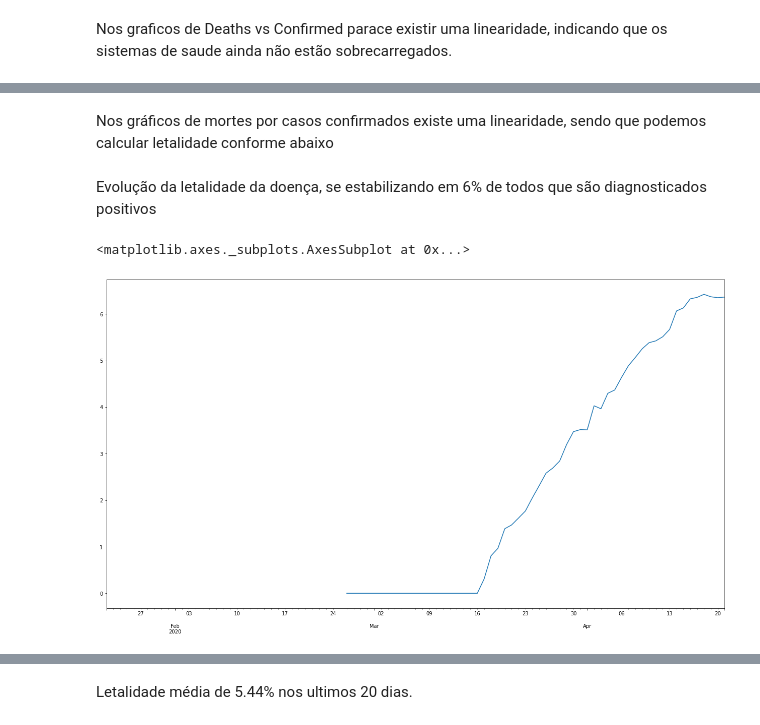
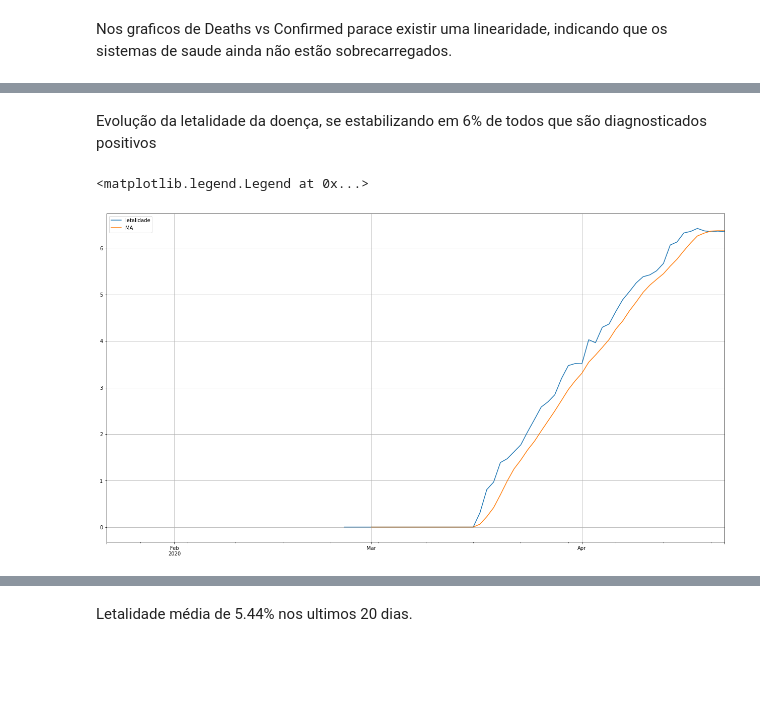
Before and after one commit to gagarcia/COVID-19, a Jupyter notebook: death_index.ipynb, the cells around one changed output, grey strips where cells are left out. Saved outputs shown, nothing was run; the diff lists cells and outputs as text; code cells hidden in the pictures; blank space fills up the shorter version.

```diff
--- a/death_index.ipynb
+++ b/death_index.ipynb
@@ -75,2 +80,0 @@ scatter_matrix(Brazil,figsize=(22,12));
-# %% [markdown]
-Nos gráficos de mortes por casos confirmados existe uma linearidade, sendo que podemos calcular letalidade conforme abaixo
@@ -79,10 +81,12 @@ Brazil['Letalidade'] = Brazil['Brazil Deaths']*100/Brazil['Brazil Confirmed']
 # %% [markdown]
 Evolução da letalidade da doença, se estabilizando em 6% de todos que são diagnosticados positivos
-# %%
-Brazil['Letalidade'].plot(figsize=(22,12))
-# %% [output]
-<matplotlib.axes._subplots.AxesSubplot at 0x...>
-[figure, removed]
+# %%
+Brazil['Letalidade'].plot(figsize=(22,12), label = 'letalidade')
+Brazil.rolling(window=5).mean()['Letalidade'].plot(label = 'MA',grid=True)
+plt.legend()
+# %% [output]
+<matplotlib.legend.Legend at 0x...>
+[figure, added]
 # %%
 Brazil.tail()
 # %% [output]
```
Also changed, not shown: parts of 12 cells of this notebook.
